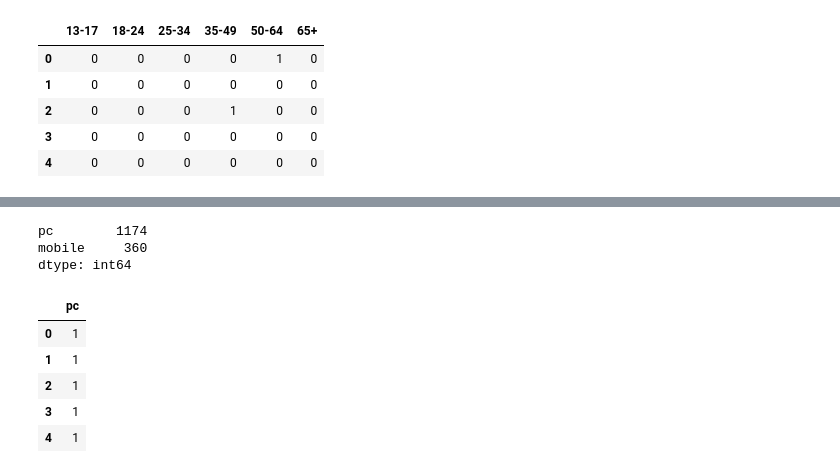
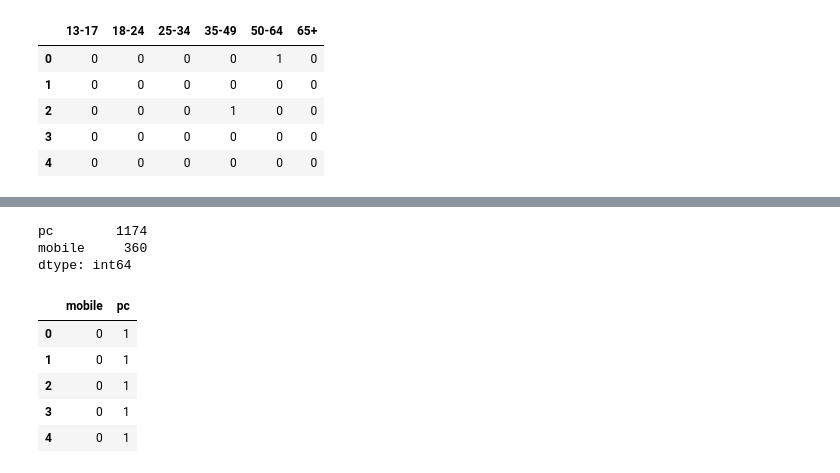
Before and after one commit to quanyu2015/mtech, a Jupyter notebook: trip_analytics_2.1.ipynb, the cells around one changed output, grey strips where cells are left out. Drawn from its saved outputs; the diff is of its cells as text; code cells hidden in the pictures.

```diff
--- a/trip_analytics_2.0.ipynb
+++ b/trip_analytics_2.1.ipynb
@@ -109,9 +155,10 @@ plt.show()
 [figure]
 # %%
 # generate a new column
+
 data = df
 data['rating'] = "good"
-data.ix[data.rate<40, "rating"] = "bad"
+data.loc[data.rate<40, "rating"] = "bad"
 
 data.rating.value_counts()
 # %% [output]
@@ -242,3 +316,6 @@ pd.get_dummies(data.age).head(5).drop('none', axis = 1)
 | 2 | 0 | 0 | 0 | 1 | 0 | 0 |
 | 3 | 0 | 0 | 0 | 0 | 0 | 0 |
 | 4 | 0 | 0 | 0 | 0 | 0 | 0 |
+# %%
+data.age = pd.Categorical(data.age, ordered = True)
+data.age.head()
@@ -244,0 +330,5 @@ pd.get_dummies(data.age).head(5).drop('none', axis = 1)
+# %%
+# convert age groups into numbers according to their order above
+
+data.age = data.age.cat.codes
+data.age.head()
@@ -245,15 +353,15 @@ pd.get_dummies(data.age).head(5).drop('none', axis = 1)
 # %%
 tool = pd.Series([x['tool'] for x in data.review])
 print(tool.value_counts())
-pd.get_dummies(tool, drop_first=True).head(5)
+pd.get_dummies(tool, drop_first=False).head(5)
 # %% [output]
 pc        1174
 mobile     360
 dtype: int64
-|  | pc |
-| 0 | 1 |
-| 1 | 1 |
-| 2 | 1 |
-| 3 | 1 |
-| 4 | 1 |
+|  | mobile | pc |
+| 0 | 0 | 1 |
+| 1 | 0 | 1 |
+| 2 | 0 | 1 |
+| 3 | 0 | 1 |
+| 4 | 0 | 1 |
 # %%
```
Also changed, not shown: parts of 26 cells of this notebook.
